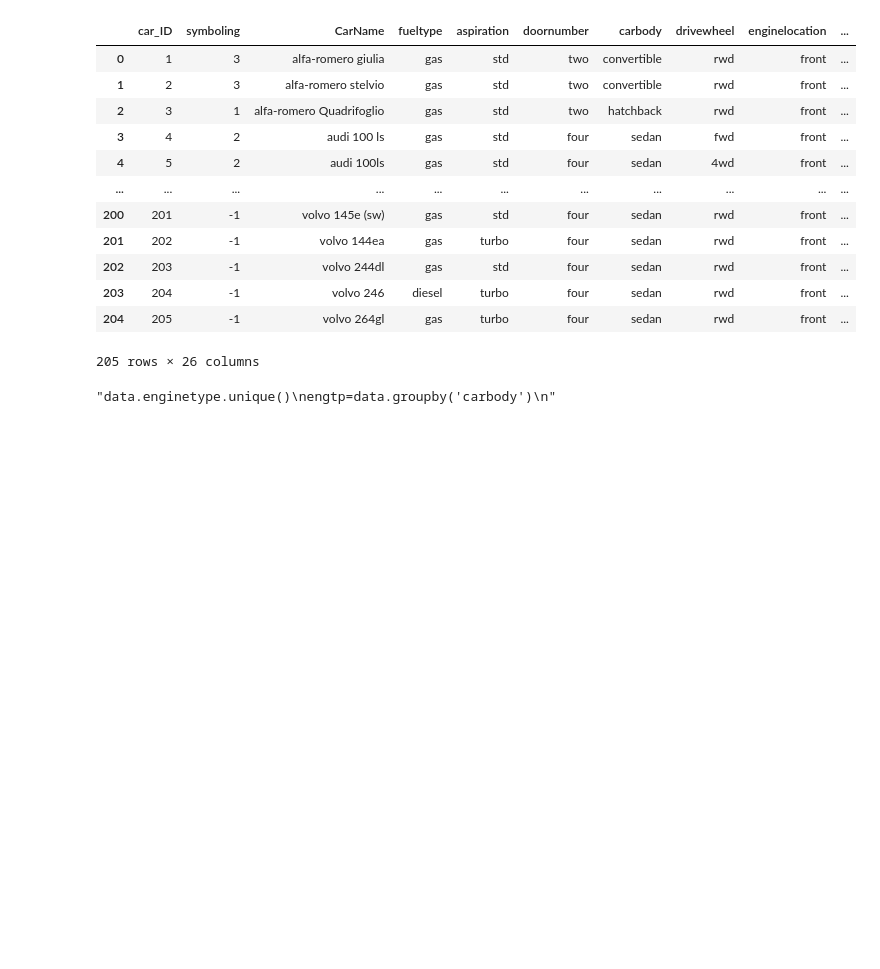
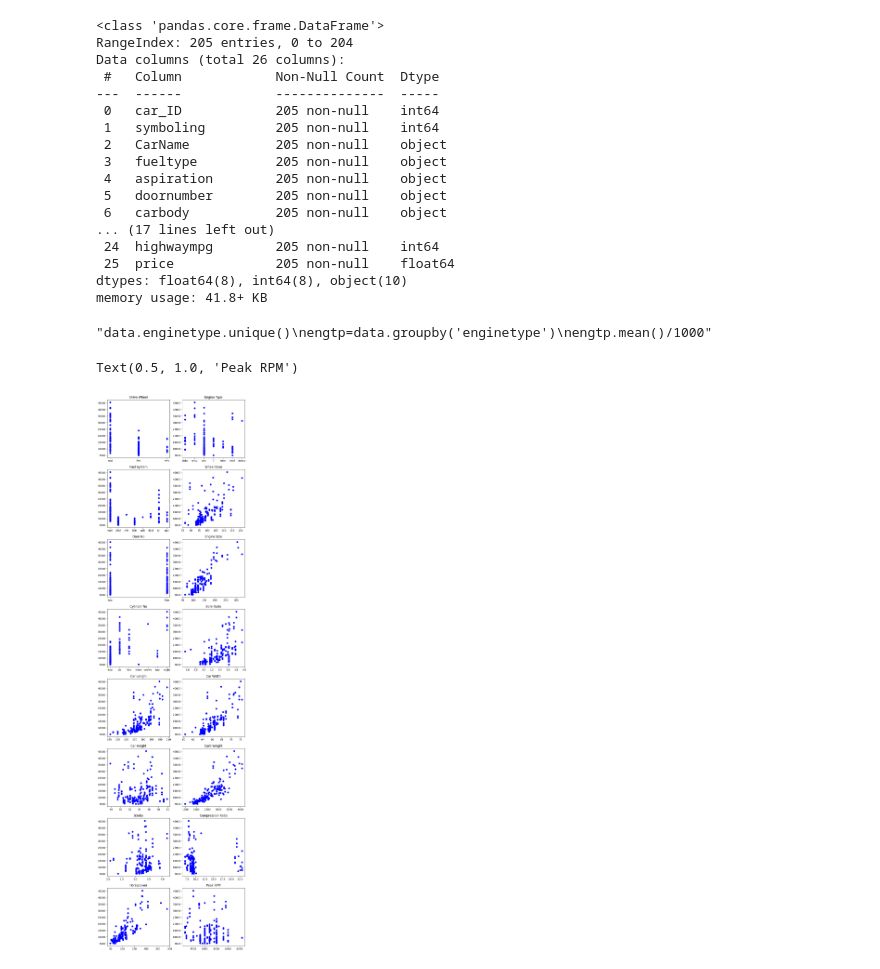
Before and after one commit to adityeahhhh/linear-reg, a Jupyter notebook: Car Prices Prediction.ipynb, the cells around one changed output. Cells and saved outputs as stored; diff of their text form; code cells hidden in the pictures; blank space fills up the shorter version.

```diff
--- a/Car Prices Prediction.ipynb
+++ b/Car Prices Prediction.ipynb
@@ -6,24 +8,65 @@ from sklearn.model_selection import train_test_split
 # %%
 data=pd.read_csv("CarPrice_Assignment.csv")
-data
+data.info()
 # %% [output]
-|  | car_ID | symboling | CarName | fueltype | aspiration | doornumber | carbody | drivewheel | enginelocation | ... |
-| 0 | 1 | 3 | alfa-romero giulia | gas | std | two | convertible | rwd | front | ... |
-| 1 | 2 | 3 | alfa-romero stelvio | gas | std | two | convertible | rwd | front | ... |
-| 2 | 3 | 1 | alfa-romero Quadrifoglio | gas | std | two | hatchback | rwd | front | ... |
-| 3 | 4 | 2 | audi 100 ls | gas | std | four | sedan | fwd | front | ... |
-| 4 | 5 | 2 | audi 100ls | gas | std | four | sedan | 4wd | front | ... |
-| ... | ... | ... | ... | ... | ... | ... | ... | ... | ... | ... |
-| 200 | 201 | -1 | volvo 145e (sw) | gas | std | four | sedan | rwd | front | ... |
-| 201 | 202 | -1 | volvo 144ea | gas | turbo | four | sedan | rwd | front | ... |
-| 202 | 203 | -1 | volvo 244dl | gas | std | four | sedan | rwd | front | ... |
-| 203 | 204 | -1 | volvo 246 | diesel | turbo | four | sedan | rwd | front | ... |
-| 204 | 205 | -1 | volvo 264gl | gas | turbo | four | sedan | rwd | front | ... |
-205 rows × 26 columns
+<class 'pandas.core.frame.DataFrame'>
+RangeIndex: 205 entries, 0 to 204
+Data columns (total 26 columns):
+ #   Column            Non-Null Count  Dtype
+---  ------            --------------  -----
+ 0   car_ID            205 non-null    int64
+ 1   symboling         205 non-null    int64
+ 2   CarName           205 non-null    object
+ 3   fueltype          205 non-null    object
+ 4   aspiration        205 non-null    object
+ 5   doornumber        205 non-null    object
+ 6   carbody           205 non-null    object
+... (17 lines left out)
+ 24  highwaympg        205 non-null    int64
+ 25  price             205 non-null    float64
+dtypes: float64(8), int64(8), object(10)
+memory usage: 41.8+ KB
 # %%
 '''data.enginetype.unique()
-engtp=data.groupby('carbody')
-'''
+engtp=data.groupby('enginetype')
+engtp.mean()/1000'''
 # %% [output]
-"data.enginetype.unique()\nengtp=data.groupby('carbody')\n"
+"data.enginetype.unique()\nengtp=data.groupby('enginetype')\nengtp.mean()/1000"
+# %%
+vs,ax = plt.subplots(8, 2, figsize=(10,40))
+ax[0, 0].scatter(data['drivewheel'],data['price'], color='b')
+ax[0, 0].set_title('Drive Wheel')
+ax[0, 1].scatter(data['enginetype'],data['price'], color='b')
+ax[0, 1].set_title('Engine Type')
+ax[1, 0].scatter(data['fuelsystem'],data['price'], color='b')
+ax[1, 0].set_title('Fuel System')
+ax[1, 1].scatter(data['wheelbase'],data['price'], color='b')
+ax[1, 1].set_title('Wheel Base')
+ax[2, 0].scatter(data['doornumber'],data['price'], color='b')
+ax[2, 0].set_title('Door No')
+ax[2, 1].scatter(data['enginesize'],data['price'], color='b')
+ax[2, 1].set_title('Engine Size')
+ax[3, 0].scatter(data['cylindernumber'],data['price'], color='b')
+ax[3, 0].set_title('Cylinder No')
+ax[3, 1].scatter(data['boreratio'],data['price'], color='b')
+ax[3, 1].set_title('Bore Ratio')
+ax[4, 0].scatter(data['carlength'],data['price'], color='b')
+ax[4, 0].set_title('Car Length')
+ax[4, 1].scatter(data['carwidth'],data['price'], color='b')
+ax[4, 1].set_title('Car Width')
+ax[5, 0].scatter(data['carheight'],data['price'], color='b')
+ax[5, 0].set_title('Car Height')
+ax[5, 1].scatter(data['curbweight'],data['price'], color='b')
+ax[5, 1].set_title('Curb Weight')
+ax[6, 0].scatter(data['stroke'],data['price'], color='b')
+ax[6, 0].set_title('Stroke')
+ax[6, 1].scatter(data['compressionratio'],data['price'], color='b')
+ax[6, 1].set_title('Compression Ratio')
+ax[7, 0].scatter(data['horsepower'],data['price'], color='b')
+ax[7, 0].set_title('Horsepower')
+ax[7, 1].scatter(data['peakrpm'],data['price'], color='b')
+ax[7, 1].set_title('Peak RPM')
+# %% [output]
+Text(0.5, 1.0, 'Peak RPM')
+[figure, added]
 # %%
```
Also changed, not shown: parts of 16 cells of this notebook.
